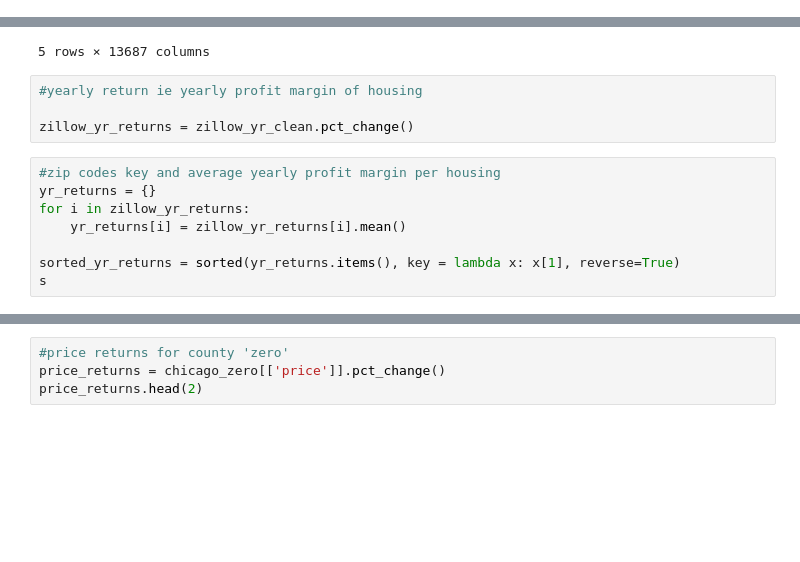
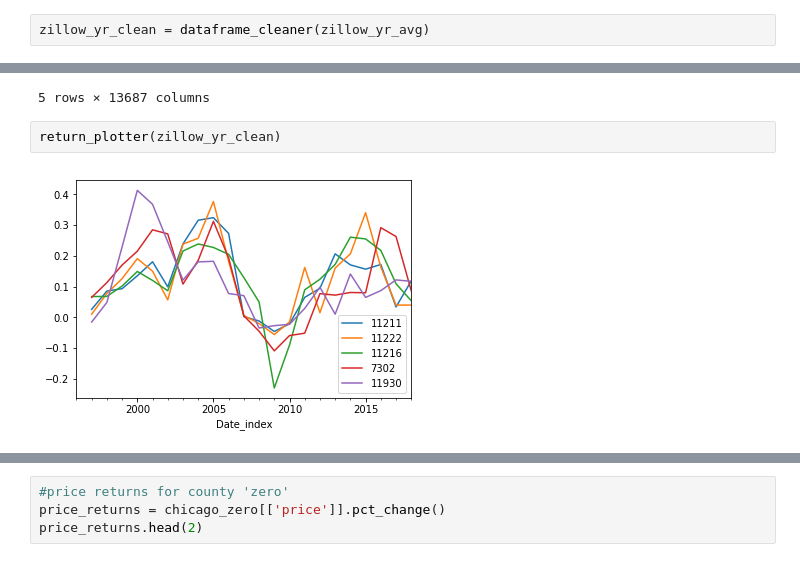
Before and after one commit to AaronWChen/time_series_zillow, a Jupyter notebook: python/zillow_etl.ipynb, the cells around one changed output, grey strips where cells are left out. Drawn from its saved outputs; the diff is of its cells as text; blank space fills up the shorter version.

Commit message:
refactor codes and clean up data

```diff
--- a/python/zillow_etl.ipynb
+++ b/python/zillow_etl.ipynb
@@ -96,3 +72,5 @@ Shape of data: (23, 13687)
+# %%
+zillow_yr_clean = dataframe_cleaner(zillow_yr_avg)
 # %%
 zillow_yr_clean.head()
 # %% [output]
@@ -104,16 +82,8 @@ zillow_yr_clean.head()
 | 1999-01-01 | 154566.666667 | 126908.333333 | 141300.000000 | 467108.333333 | 197375.000000 | 301125.000000 | 651916.666667 | 81075.000000 | 104441.666667 | 166766.666667 | 313700.000000 | ... |
 | 2000-01-01 | 166408.333333 | 135250.000000 | 147741.666667 | 565883.333333 | 222158.333333 | 319941.666667 | 751383.333333 | 82450.000000 | 105458.333333 | 183783.333333 | 379883.333333 | ... |
 5 rows × 13687 columns
-# %%
-#yearly return ie yearly profit margin of housing
-
-zillow_yr_returns = zillow_yr_clean.pct_change()
-# %%
-#zip codes key and average yearly profit margin per housing
-yr_returns = {}
-for i in zillow_yr_returns:
-    yr_returns[i] = zillow_yr_returns[i].mean()
-
-sorted_yr_returns = sorted(yr_returns.items(), key = lambda x: x[1], reverse=True)
-s
+# %%
+return_plotter(zillow_yr_clean)
+# %% [output]
+[figure, added]
 # %%
```
Also changed, not shown: parts of 19 cells of this notebook, 1 other file.
